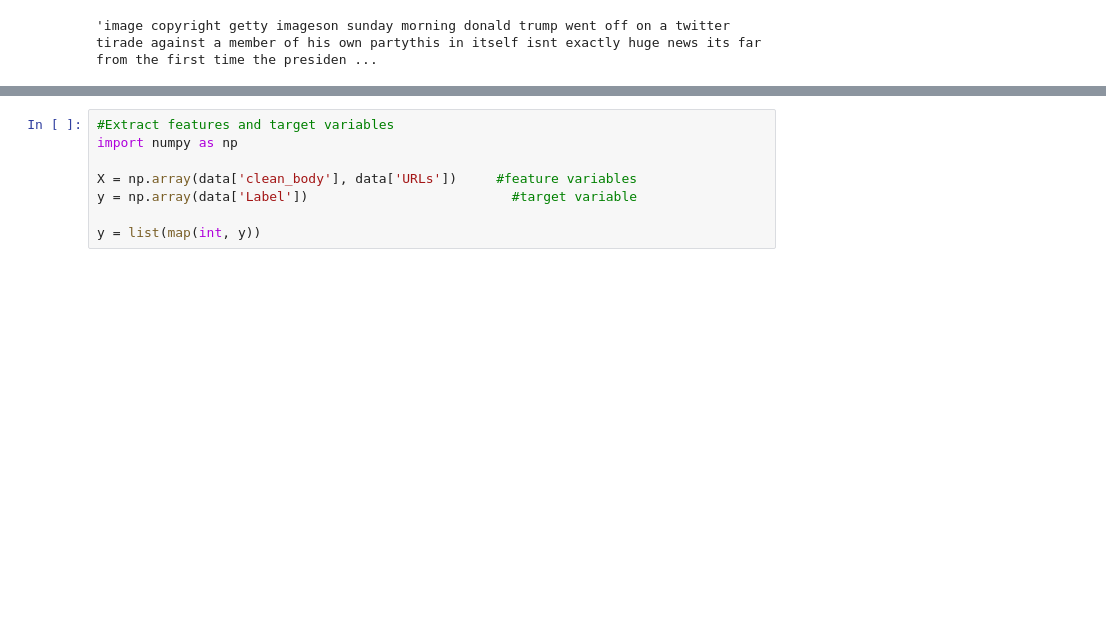
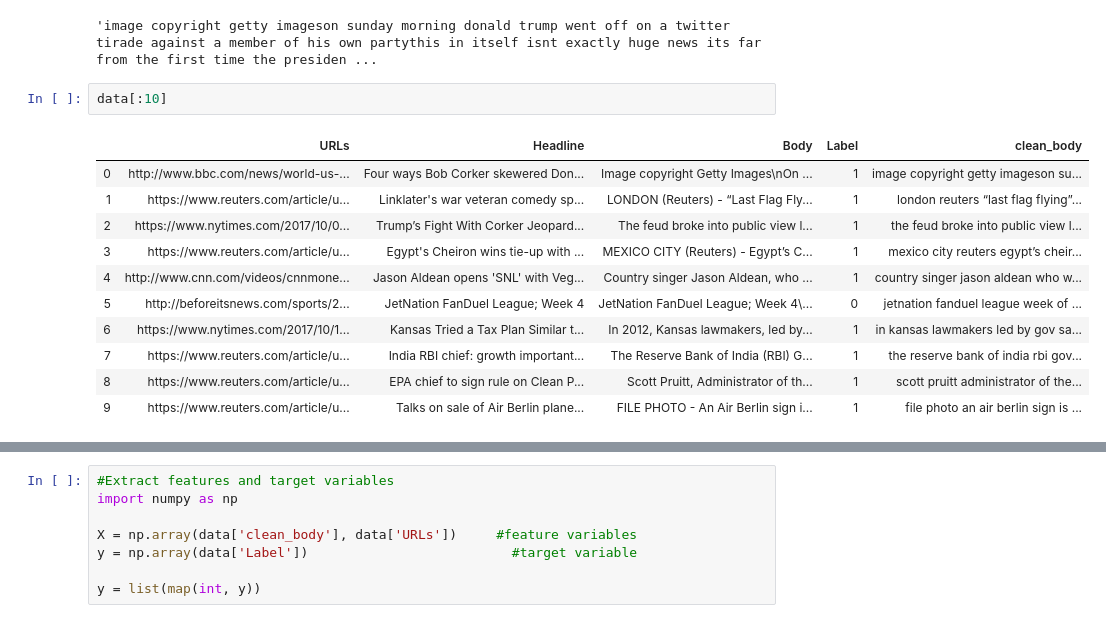
Before and after one commit to niel98/Fake-News-Detection, a Jupyter notebook: fake news project alpha.ipynb, the cells around one changed output, grey strips where cells are left out. Cells and saved outputs as stored; diff of their text form; blank space fills up the shorter version.

```diff
--- a/fake news project alpha.ipynb
+++ b/fake news project alpha.ipynb
@@ -99,3 +99,17 @@ data['clean_body'] = data_clean
 data['clean_body'][0]
 # %% [output]
 'image copyright getty imageson sunday morning donald trump went off on a twitter tirade against a member of his own partythis in itself isnt exactly huge news its far from the first time the presiden ...
+# %%
+data[:10]
+# %% [output]
+|  | URLs | Headline | Body | Label | clean_body |
+| 0 | http://www.bbc.com/news/world-us-... | Four ways Bob Corker skewered Don... | Image copyright Getty Images\nOn ... | 1 | image copyright getty imageson su... |
+| 1 | https://www.reuters.com/article/u... | Linklater's war veteran comedy sp... | LONDON (Reuters) - “Last Flag Fly... | 1 | london reuters “last flag flying”... |
+| 2 | https://www.nytimes.com/2017/10/0... | Trump’s Fight With Corker Jeopard... | The feud broke into public view l... | 1 | the feud broke into public view l... |
+| 3 | https://www.reuters.com/article/u... | Egypt's Cheiron wins tie-up with ... | MEXICO CITY (Reuters) - Egypt’s C... | 1 | mexico city reuters egypt’s cheir... |
+| 4 | http://www.cnn.com/videos/cnnmone... | Jason Aldean opens 'SNL' with Veg... | Country singer Jason Aldean, who ... | 1 | country singer jason aldean who w... |
+| 5 | http://beforeitsnews.com/sports/2... | JetNation FanDuel League; Week 4 | JetNation FanDuel League; Week 4\... | 0 | jetnation fanduel league week of ... |
+| 6 | https://www.nytimes.com/2017/10/1... | Kansas Tried a Tax Plan Similar t... | In 2012, Kansas lawmakers, led by... | 1 | in kansas lawmakers led by gov sa... |
+| 7 | https://www.reuters.com/article/u... | India RBI chief: growth important... | The Reserve Bank of India (RBI) G... | 1 | the reserve bank of india rbi gov... |
+| 8 | https://www.reuters.com/article/u... | EPA chief to sign rule on Clean P... | Scott Pruitt, Administrator of th... | 1 | scott pruitt administrator of the... |
+| 9 | https://www.reuters.com/article/u... | Talks on sale of Air Berlin plane... | FILE PHOTO - An Air Berlin sign i... | 1 | file photo an air berlin sign is ... |
```
Also changed, not shown: parts of 13 cells of this notebook.
